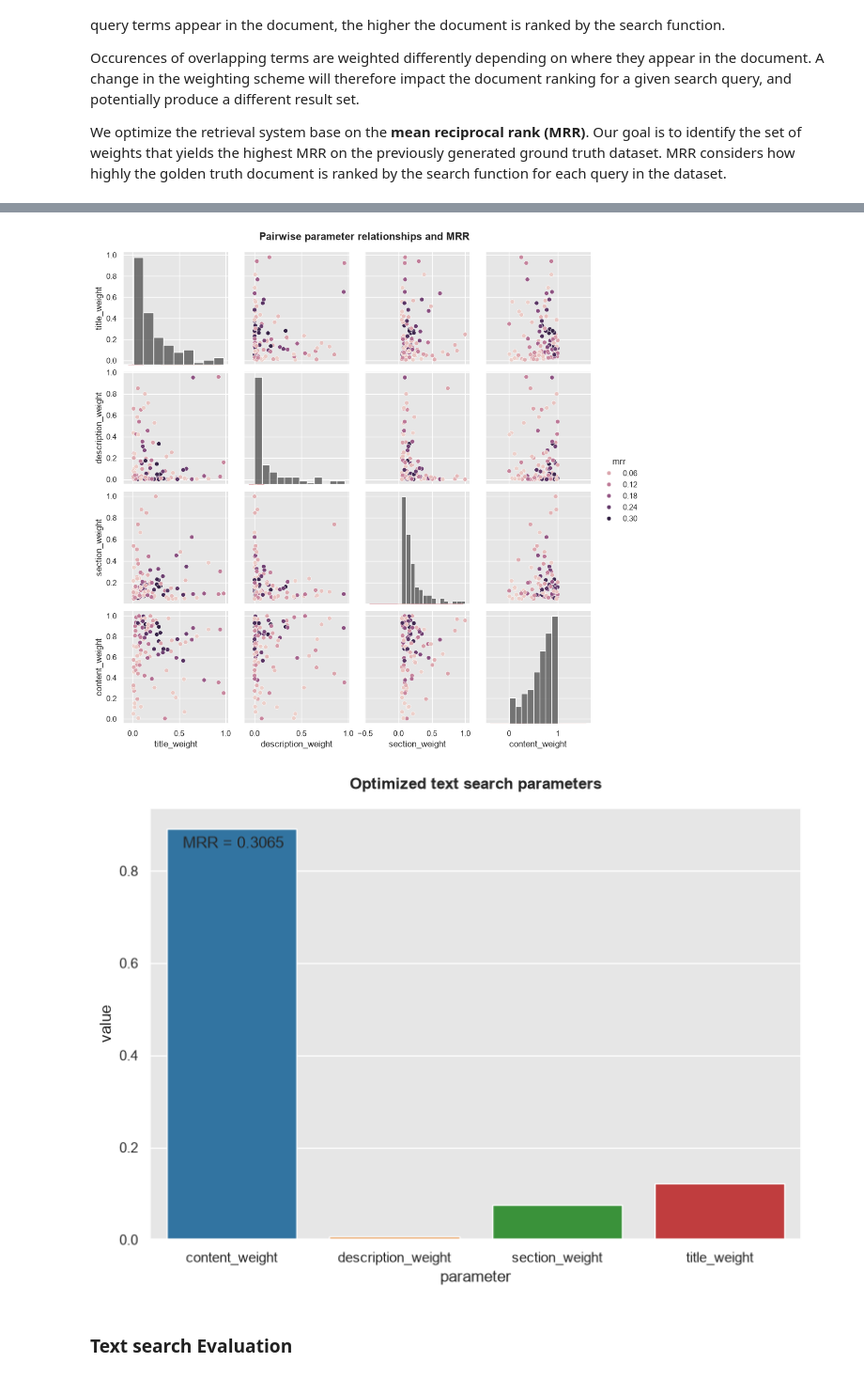
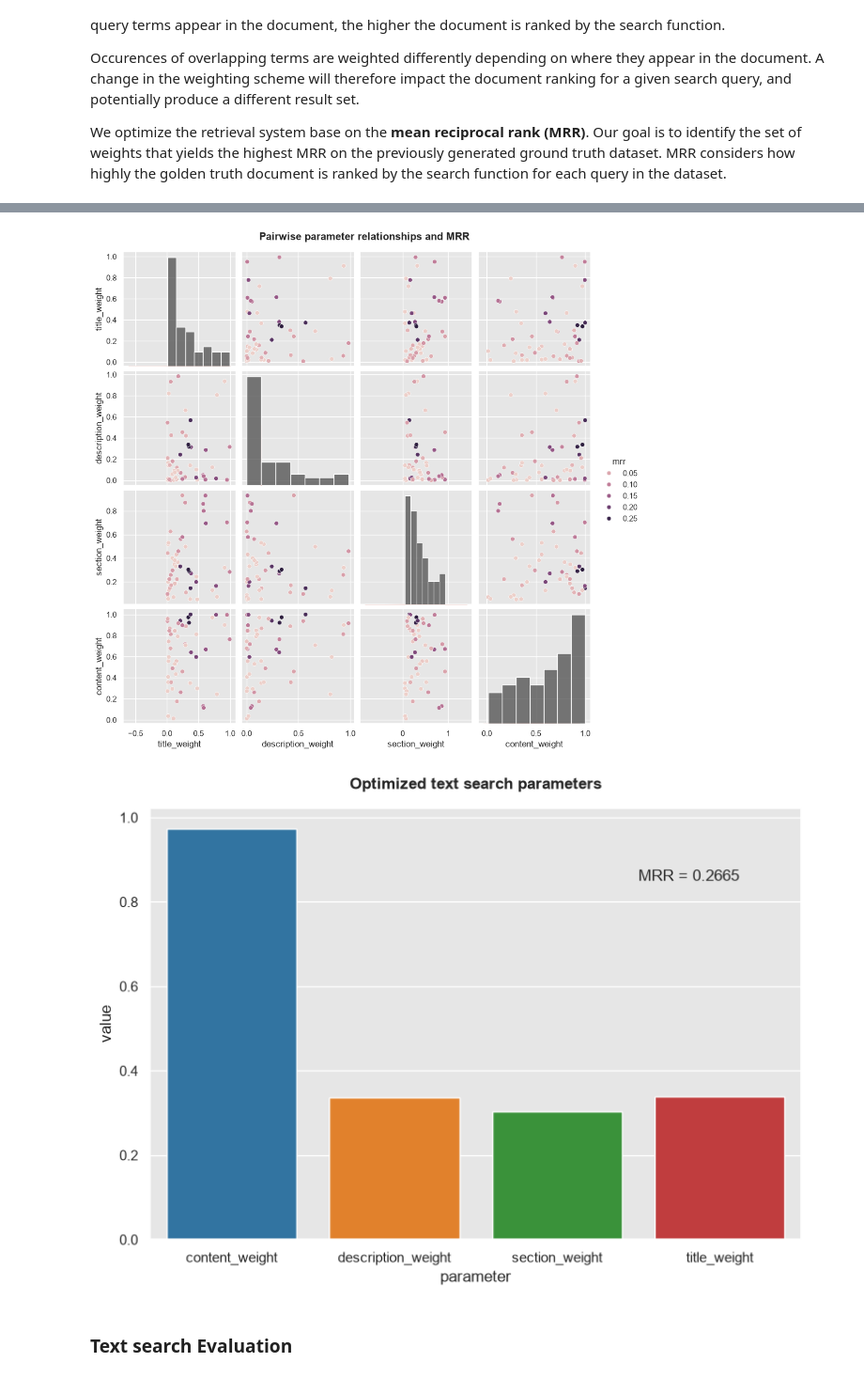
Before and after one commit to bastien-winant/wikifin-rag, a Jupyter notebook: src/wikifin_rag/evaluation.ipynb, the cells around one changed output, grey strips where cells are left out. Shown at 94% size. Saved outputs shown, nothing was run; the diff lists cells and outputs as text; code cells hidden in the pictures.

```diff
--- a/src/wikifin_rag/evaluation.ipynb
+++ b/src/wikifin_rag/evaluation.ipynb
@@ -194,7 +194,7 @@ text_search_trials_filename = "text_search_trials.pkl"
 text_search_params_filename = "text_search_params.pkl"
 
 # determines the size of the dataset
-n_evals = 100
+n_evals = 50
 # %%
 # TODO: set to True to rerun the optimization process
 optimize = False
@@ -273,7 +273,7 @@ fig.suptitle("Pairwise parameter relationships and MRR", fontweight="bold", y=1.
 
 plt.show()
 # %% [output]
-[figure, old version]
+[figure, new version]
 # %%
 with open(dest / text_search_params_filename, 'rb') as f:
     # The protocol version used is detected automatically, so we do not
@@ -285,15 +285,15 @@ best_normalization = int(best_params.pop('normalization'))
 # %%
 plt.figure(figsize=(9, 6))
 plt.title("Optimized text search parameters", fontweight="bold", pad=15)
-plt.annotate(text=f"MRR = {best_mrr}", xy=(-0.3, .85))
+plt.annotate(text=f"MRR = {best_mrr}", xy=(2.5, .85))
 plt.xlabel("parameter")
 plt.ylabel("value")
 
 sns.barplot(x=best_params.keys(), y=best_params.values(), hue=best_params.keys())
 
 plt.show()
 # %% [output]
-[figure, old version]
+[figure, new version]
 # %% [markdown]
 ### Text search Evaluation
 # %%
```
Also changed, not shown: parts of 9 cells of this notebook, 7 other files.
